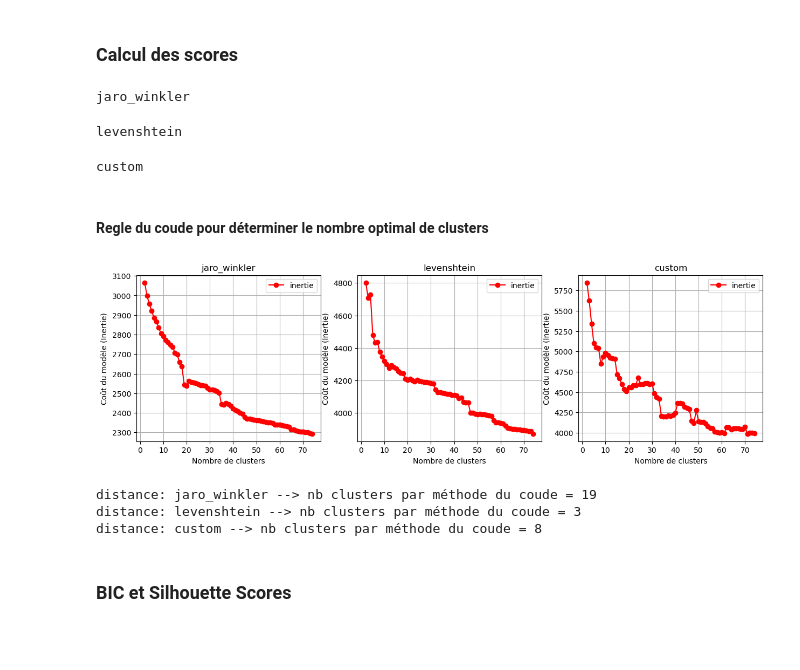
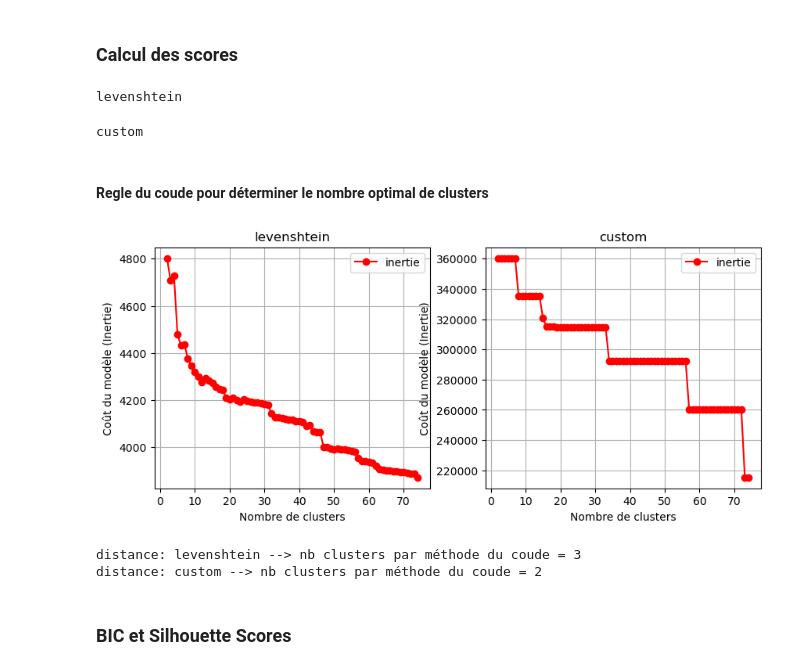
Before and after one commit to Kirscher/TextMining_Parcours_de_soin, a Jupyter notebook: Clustering/KMedoids_all_distances.ipynb, the cells around one changed output. Saved outputs shown, nothing was run; the diff lists cells and outputs as text; code cells hidden in the pictures; blank space fills up the shorter version.

```diff
--- a/Clustering/KMedoids_all_distances.ipynb
+++ b/Clustering/KMedoids_all_distances.ipynb
@@ -121,7 +121,7 @@ def custom_pairwise_distances(data, distance_function, divide_into=nb_cpu_cores)
 ### Calculate the custom pairwise distances
 # %%
 dict_distance_function = dict()
-dict_distance_function['jaro_winkler'] = jaro_winkler_distance
+#dict_distance_function['jaro_winkler'] = jaro_winkler_distance
 dict_distance_function['levenshtein'] = levenshtein_distance
 dict_distance_function['custom'] = custom_distance
 # %%
@@ -257,15 +256,15 @@ def calculate_all_scores_for_distance(distance, nb_clusters_max, length_range=30
 #nb_clusters_max = int(np.sqrt(len(X_patient)))
 nb_clusters_max = int(3 * np.sqrt(len(X_patient)) // 4)
 # %%
-distances_to_calculate = ['jaro_winkler', 'levenshtein', 'custom']
+#distances_to_calculate = ['jaro_winkler', 'levenshtein', 'custom']
+distances_to_calculate = ['levenshtein', 'custom']
 # %%
 if __name__ == '__main__':
     for i, distance in enumerate(distances_to_calculate):
         calculate_all_scores_for_distance(distance, nb_clusters_max, length_range=5)
 # %% [output]
-jaro_winkler
+levenshtein
-levenshtein
+custom
-custom
 # %%
 def convert_to_dict(dic, distances_to_calculate):
     distances_dic = dict()
@@ -274,7 +273,10 @@ def convert_to_dict(dic, distances_to_calculate):
         if distance in distances_to_calculate:
             distances_dic[distance] = []
         else:
-            distances_dic[distance] = dic[distance]
+            try:
+                distances_dic[distance] = dic[distance]
+            except:
+                pass
 
     skipped = True
     while skipped:
@@ -301,16 +303,19 @@ silhouette_scores = convert_to_dict(silhouette_scores, distances_to_calculate)
 # %%
 fig, axs = plt.subplots(1, len(inertia), figsize=(5*len(inertia), 4))
 for i, distance in enumerate(inertia.keys()):
-    ax = axs[i]
+    try:
+        ax = axs[i]
+    except:
+        ax = axs
     ax.plot(range(2, len(inertia[distance])+2), inertia[distance], c = 'r', label = 'inertie', marker='o')
     ax.legend(loc='best')
     ax.grid('on')
     ax.set_xlabel('Nombre de clusters')
     ax.set_ylabel('Coût du modèle (Inertie)')
     ax.set_title(distance)
 plt.show()
 # %% [output]
-[figure, old version]
+[figure, new version]
 # %%
 for distance in inertia.keys():
     k_elbow = KneeLocator(
@@ -320,9 +325,8 @@ for distance in inertia.keys():
       direction="decreasing").elbow
     print(f"distance: {distance} --> nb clusters par méthode du coude = {k_elbow}")
 # %% [output]
-distance: jaro_winkler --> nb clusters par méthode du coude = 19
 distance: levenshtein --> nb clusters par méthode du coude = 3
-distance: custom --> nb clusters par méthode du coude = 8
+distance: custom --> nb clusters par méthode du coude = 2
 # %% [markdown]
 ### BIC et Silhouette Scores
 # %% [markdown]
```
Also changed, not shown: parts of 4 cells of this notebook, 4 other files.
